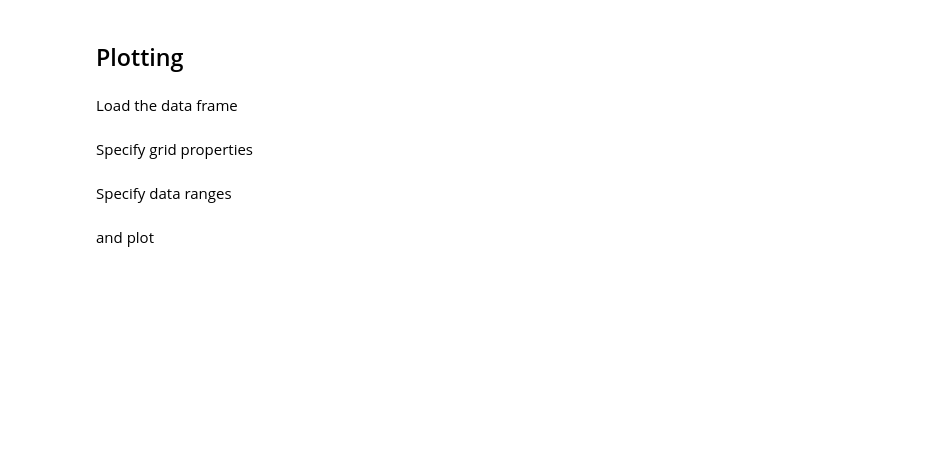
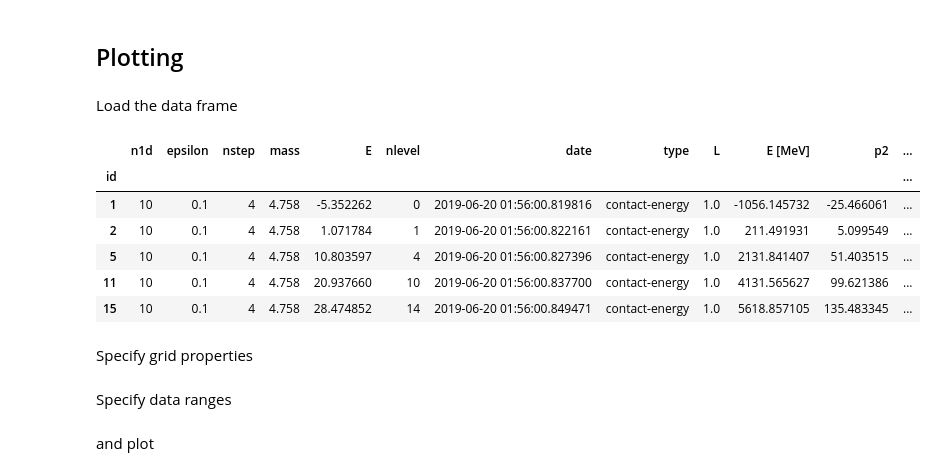
Before and after one commit to ckoerber/luescher-nd, a Jupyter notebook: notebooks/DB-Plotting.ipynb, the cells around one changed output. Saved outputs shown, nothing was run; the diff lists cells and outputs as text; code cells hidden in the pictures; blank space fills up the shorter version.

```diff
--- a/notebooks/DB-Plotting.ipynb
+++ b/notebooks/DB-Plotting.ipynb
@@ -27,10 +36,18 @@ DATA = os.path.join(os.getcwd(), os.pardir, "data")
 # %% [markdown]
 Load the data frame
 # %%
-DB_NAME = "db-contact-fv-d-fitted.sqlite"
+DB_NAME = "db-contact-fv-c-fitted-parity-a-inv.sqlite"
 
-df = read_table(os.path.join(DATA, DB_NAME), dispersion_zeta=True, round_digits=1)
+df = read_table(os.path.join(DATA, DB_NAME), dispersion_zeta=False, round_digits=1)
 df.head()
+# %% [output]
+|  | n1d | epsilon | nstep | mass | E | nlevel | date | type | L | E [MeV] | p2 | ... |
+| id |  |  |  |  |  |  |  |  |  |  |  | ... |
+| 1 | 10 | 0.1 | 4 | 4.758 | -5.352262 | 0 | 2019-06-20 01:56:00.819816 | contact-energy | 1.0 | -1056.145732 | -25.466061 | ... |
+| 2 | 10 | 0.1 | 4 | 4.758 | 1.071784 | 1 | 2019-06-20 01:56:00.822161 | contact-energy | 1.0 | 211.491931 | 5.099549 | ... |
+| 5 | 10 | 0.1 | 4 | 4.758 | 10.803597 | 4 | 2019-06-20 01:56:00.827396 | contact-energy | 1.0 | 2131.841407 | 51.403515 | ... |
+| 11 | 10 | 0.1 | 4 | 4.758 | 20.937660 | 10 | 2019-06-20 01:56:00.837700 | contact-energy | 1.0 | 4131.565627 | 99.621386 | ... |
+| 15 | 10 | 0.1 | 4 | 4.758 | 28.474852 | 14 | 2019-06-20 01:56:00.849471 | contact-energy | 1.0 | 5618.857105 | 135.483345 | ... |
 # %% [markdown]
 Specify grid properties
 # %%
```
Also changed, not shown: parts of 9 cells of this notebook.
